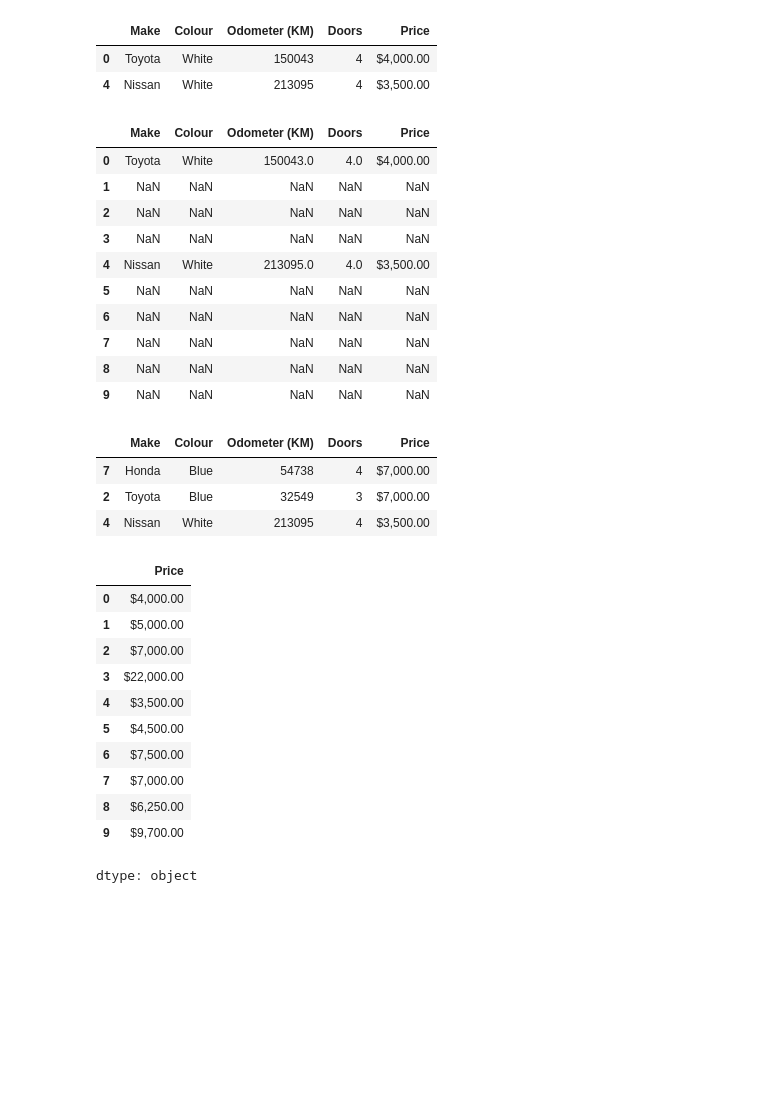
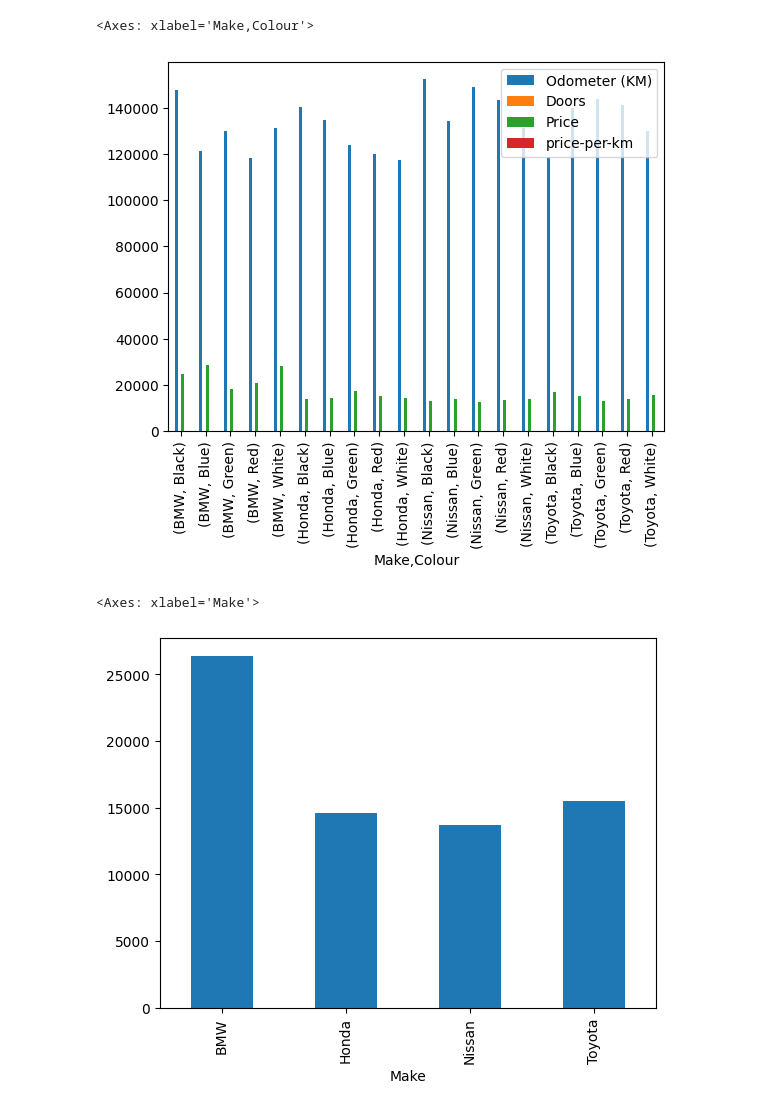
Before and after one commit to aydanbabayeva/dataset, a Jupyter notebook: Untitled0.ipynb, the cells around one changed output. Cells and saved outputs as stored; diff of their text form; code cells hidden in the pictures; blank space fills up the shorter version.

```diff
--- a/Untitled0.ipynb
+++ b/Untitled0.ipynb
@@ -131,42 +84,0 @@ df[df['Colour']=='White']
-# %%
-df[df['Odometer (KM)']>150000]
-# %% [output]
-|  | Make | Colour | Odometer (KM) | Doors | Price |
-| 0 | Toyota | White | 150043 | 4 | $4,000.00 |
-| 4 | Nissan | White | 213095 | 4 | $3,500.00 |
-# %%
-df.where(df['Odometer (KM)']>150000)
-# %% [output]
-|  | Make | Colour | Odometer (KM) | Doors | Price |
-| 0 | Toyota | White | 150043.0 | 4.0 | $4,000.00 |
-| 1 | NaN | NaN | NaN | NaN | NaN |
-| 2 | NaN | NaN | NaN | NaN | NaN |
-| 3 | NaN | NaN | NaN | NaN | NaN |
-| 4 | Nissan | White | 213095.0 | 4.0 | $3,500.00 |
-| 5 | NaN | NaN | NaN | NaN | NaN |
-| 6 | NaN | NaN | NaN | NaN | NaN |
-| 7 | NaN | NaN | NaN | NaN | NaN |
-| 8 | NaN | NaN | NaN | NaN | NaN |
-| 9 | NaN | NaN | NaN | NaN | NaN |
-# %%
-df.sample(frac=0.3)
-# %% [output]
-|  | Make | Colour | Odometer (KM) | Doors | Price |
-| 7 | Honda | Blue | 54738 | 4 | $7,000.00 |
-| 2 | Toyota | Blue | 32549 | 3 | $7,000.00 |
-| 4 | Nissan | White | 213095 | 4 | $3,500.00 |
-# %%
-df['Price']
-# %% [output]
-|  | Price |
-| 0 | $4,000.00 |
-| 1 | $5,000.00 |
-| 2 | $7,000.00 |
-| 3 | $22,000.00 |
-| 4 | $3,500.00 |
-| 5 | $4,500.00 |
-| 6 | $7,500.00 |
-| 7 | $7,000.00 |
-| 8 | $6,250.00 |
-| 9 | $9,700.00 |
-dtype: object
@@ -174,0 +85,10 @@ df['Price'] = df['Price'].str.replace('$', '').str.replace(',', '').astype(float
+# %%
+df.groupby(['Make','Colour']).mean().plot(kind='bar')
+# %% [output]
+<Axes: xlabel='Make,Colour'>
+[figure, added]
+# %%
+df.groupby(by=['Make'])['Price'].mean().plot(kind='bar')
+# %% [output]
+<Axes: xlabel='Make'>
+[figure, added]
```
Also changed, not shown: parts of 42 cells of this notebook.
